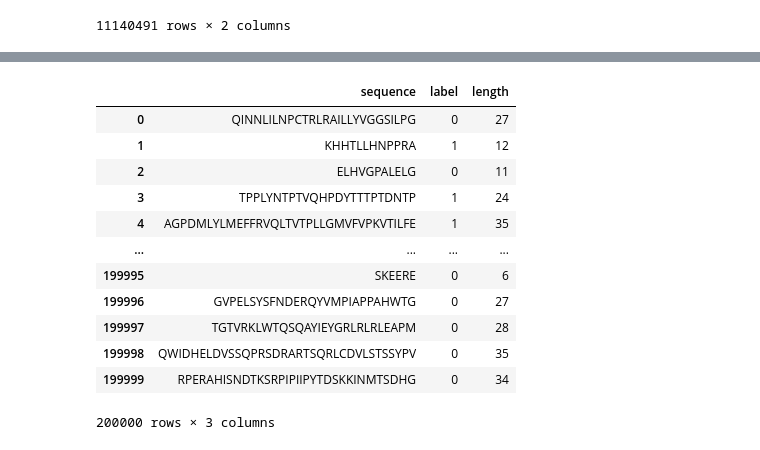
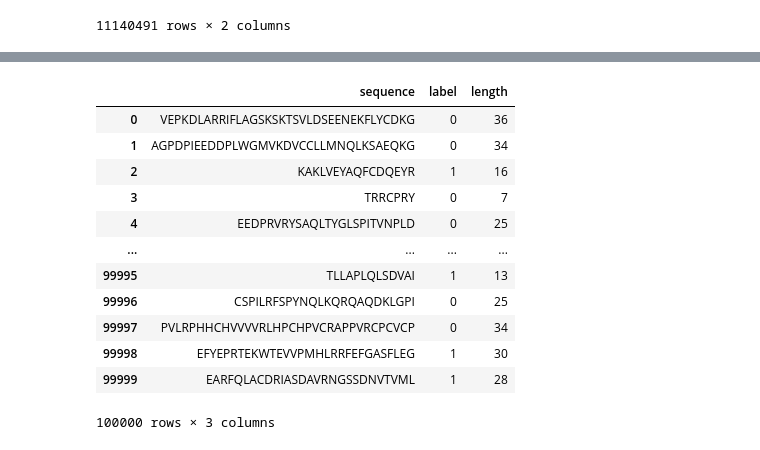
Before and after one commit to DRepresser/NeuroClassify, a Jupyter notebook: preprocess_and_EDA.ipynb, the cells around one changed output, grey strips where cells are left out. Cells and saved outputs as stored; diff of their text form; code cells hidden in the pictures.

Commit message:
Clustering using CD-HIT and down sampling

```diff
--- a/preprocess_and_EDA.ipynb
+++ b/preprocess_and_EDA.ipynb
@@ -33,0 +191,4 @@ positive_df
+# %%
+positive_df['is_clean'] = positive_df['sequence'].apply(clean_sequences)
+positive_cleaned_data = positive_df[positive_df['is_clean']].drop(columns=['is_clean'])
+positive_cleaned_data
@@ -33,0 +216,3 @@ positive_df
+# %%
+sampled_data = positive_df.groupby('cluster_id').apply(lambda x: x.sample(min(len(x), 1))).reset_index(drop=True)
+sampled_data
@@ -33,0 +233,3 @@ positive_df
+# %%
+sampled_data = sampled_data.drop(columns=['cluster_id', 'is_clean'])
+sampled_data
@@ -50,7 +268,7 @@ negative_df
 | 11140490 | KGGLVCKNTFMYYAPNNRVVFIEEFILI | 0 |
 11140491 rows × 2 columns
 # %%
-df = pd.concat([positive_df, negative_df], ignore_index=True)
+df = pd.concat([sampled_data, negative_df], ignore_index=True)
 df['length'] = df['sequence'].apply(len)
 df = df[df['length'] <= 128]
 df
@@ -115,22 +333,22 @@ def downsample_classes(df, target_size=100000):
 
     return downsampled_df
 # %%
-downsampled_df = downsample_classes(df)
+downsampled_df = downsample_classes(df, target_size=50000)
 downsampled_df
 # %% [output]
 |  | sequence | label | length |
-| 0 | QINNLILNPCTRLRAILLYVGGSILPG | 0 | 27 |
-| 1 | KHHTLLHNPPRA | 1 | 12 |
-| 2 | ELHVGPALELG | 0 | 11 |
-| 3 | TPPLYNTPTVQHPDYTTTPTDNTP | 1 | 24 |
-| 4 | AGPDMLYLMEFFRVQLTVTPLLGMVFVPKVTILFE | 1 | 35 |
+| 0 | VEPKDLARRIFLAGSKSKTSVLDSEENEKFLYCDKG | 0 | 36 |
+| 1 | AGPDPIEEDDPLWGMVKDVCCLLMNQLKSAEQKG | 0 | 34 |
+| 2 | KAKLVEYAQFCDQEYR | 1 | 16 |
+| 3 | TRRCPRY | 0 | 7 |
+| 4 | EEDPRVRYSAQLTYGLSPITVNPLD | 0 | 25 |
 | ... | ... | ... | ... |
-| 199995 | SKEERE | 0 | 6 |
-| 199996 | GVPELSYSFNDERQYVMPIAPPAHWTG | 0 | 27 |
-| 199997 | TGTVRKLWTQSQAYIEYGRLRLRLEAPM | 0 | 28 |
-| 199998 | QWIDHELDVSSQPRSDRARTSQRLCDVLSTSSYPV | 0 | 35 |
-| 199999 | RPERAHISNDTKSRPIPIIPYTDSKKINMTSDHG | 0 | 34 |
+| 99995 | TLLAPLQLSDVAI | 1 | 13 |
+| 99996 | CSPILRFSPYNQLKQRQAQDKLGPI | 0 | 25 |
+| 99997 | PVLRPHHCHVVVVRLHPCHPVCRAPPVRCPCVCP | 0 | 34 |
+| 99998 | EFYEPRTEKWTEVVPMHLRRFEFGASFLEG | 1 | 30 |
+| 99999 | EARFQLACDRIASDAVRNGSSDNVTVML | 1 | 28 |
-200000 rows × 3 columns
+100000 rows × 3 columns
 # %%
 output_path = "/content/drive/MyDrive/ESM/data_clean/"
 downsampled_df.to_csv(output_path + "downsampled_and_concat.csv", index=False)
```
Also changed, not shown: parts of 23 cells of this notebook.
